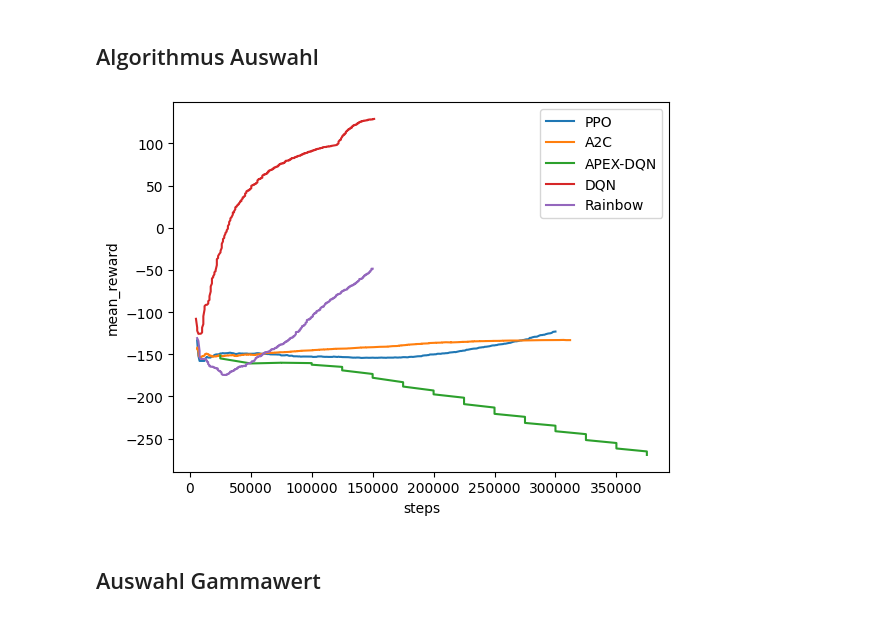
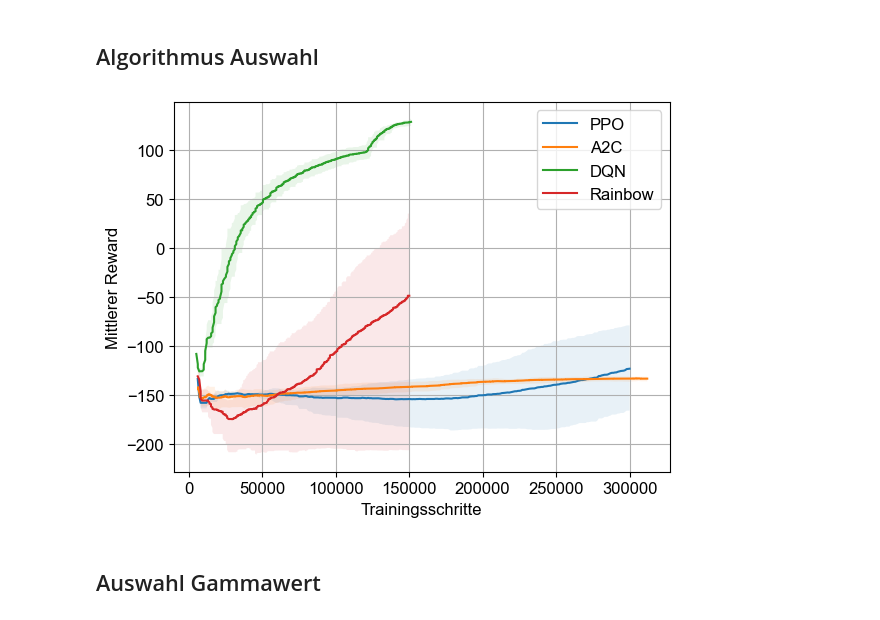
Before and after one commit to tobihoernchen/thesis, a Jupyter notebook: exploration/MiniMatrix/evaluation.ipynb, the cells around one changed output. Cells and saved outputs as stored; diff of their text form; code cells hidden in the pictures.

```diff
--- a/exploration/MiniMatrix/evaluation.ipynb
+++ b/exploration/MiniMatrix/evaluation.ipynb
@@ -111,12 +144,12 @@ fig.savefig("test.jpg", dpi=600)
 # %% [markdown]
 ## Algorithmus Auswahl
 # %%
-results_ppo = mean(import_data(path, "01_konzept_ma", 'ray/tune/episode_reward_mean'))
-results_a2c = mean(import_data(path, "02_algorithmus_a2c", 'ray/tune/episode_reward_mean'))
-results_apex = mean(import_data(path, "02_algorithmus_apex", 'ray/tune/episode_reward_mean'))
-results_dqn = mean(import_data(path, "02_algorithmus_dqn", 'ray/tune/episode_reward_mean'))
-results_rainbow = mean(import_data(path, "02_algorithmus_rainbow", 'ray/tune/episode_reward_mean'))
+results_ppo = mean_min_max(import_data(path, "01_konzept_ma", 'ray/tune/episode_reward_mean'))
+results_a2c = mean_min_max(import_data(path, "02_algorithmus_a2c", 'ray/tune/episode_reward_mean'))
+results_apex = mean_min_max(import_data(path, "02_algorithmus_apex", 'ray/tune/episode_reward_mean'))
+results_dqn = mean_min_max(import_data(path, "02_algorithmus_dqn", 'ray/tune/episode_reward_mean'))
+results_rainbow = mean_min_max(import_data(path, "02_algorithmus_rainbow", 'ray/tune/episode_reward_mean'))
 # %%
-plot([results_ppo, results_a2c, results_apex, results_dqn, results_rainbow], ["PPO", "A2C", "APEX-DQN", "DQN", "Rainbow"], "steps", "mean_reward")
+fig = plot([results_ppo, results_a2c, results_dqn, results_rainbow], ["PPO", "A2C",  "DQN", "Rainbow"], "Trainingsschritte", "Mittlerer Reward")
 # %% [output]
-[figure, old version]
+[figure, new version]
```
Also changed, not shown: parts of 107 cells of this notebook, 16 other files.
